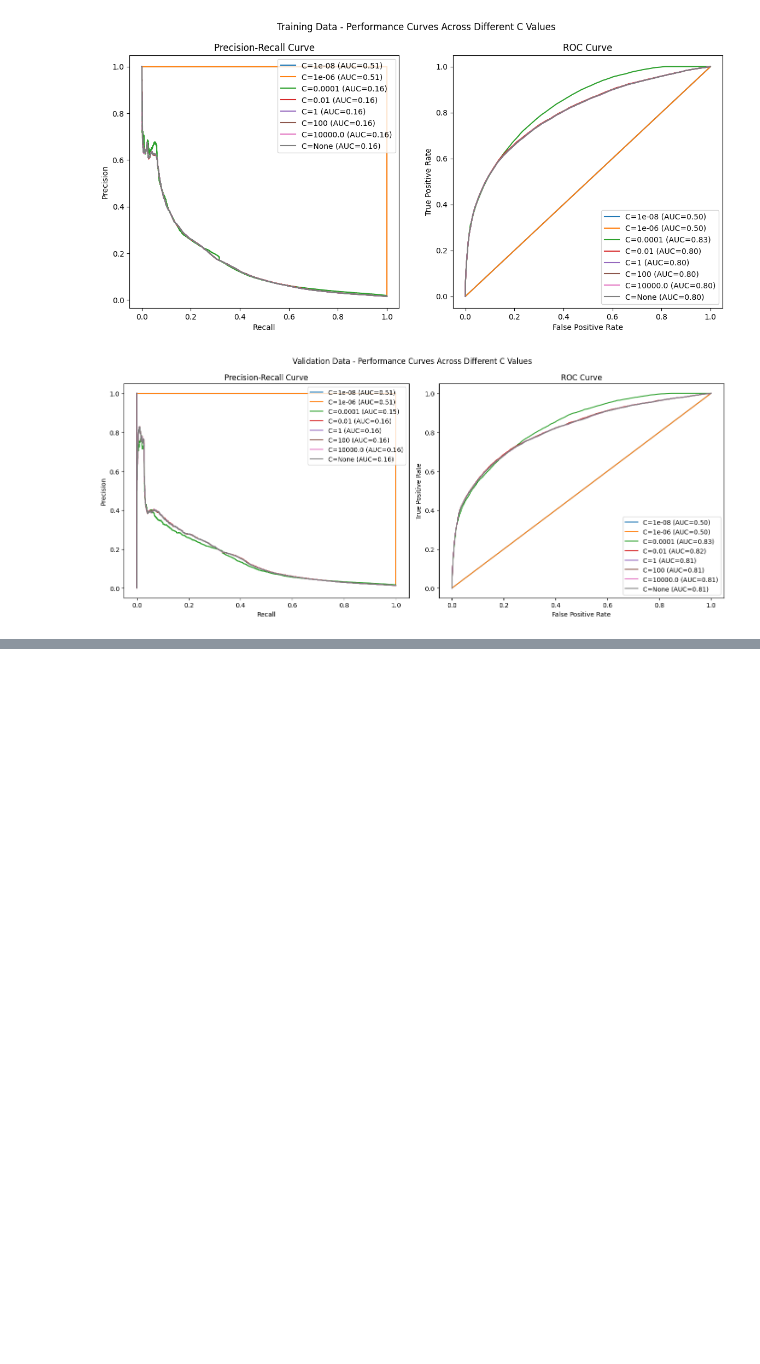
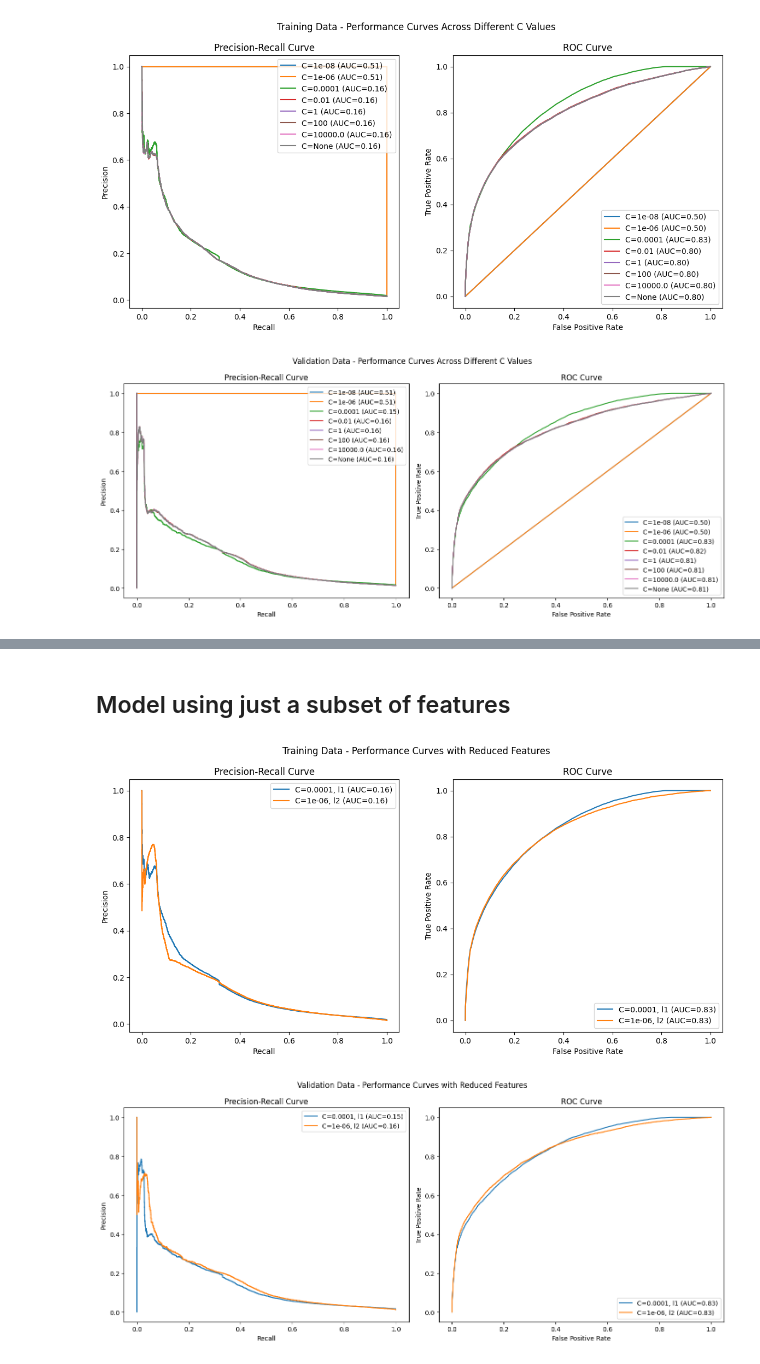
Before and after one commit to manucorujo/zrive-ds, a Jupyter notebook: src/module_3/Milestone1.ipynb, the cells around one changed output, grey strips where cells are left out. Cells and saved outputs as stored; diff of their text form; code cells hidden in the pictures; blank space fills up the shorter version.

Commit message:
use reduced subset of features

```diff
--- a/src/module_3/Milestone1.ipynb
+++ b/src/module_3/Milestone1.ipynb
@@ -278,0 +323,2 @@ fig_val.show()
+# %% [markdown]
+## Model using just a subset of features
@@ -278,0 +329,30 @@ fig_val.show()
+# %%
+fig_train, ax_train = plt.subplots(1, 2, figsize=(14, 6))
+fig_train.suptitle("Training Data - Performance Curves with Reduced Features")
+fig_val, ax_val = plt.subplots(1, 2, figsize=(14, 6))
+fig_val.suptitle("Validation Data - Performance Curves with Reduced Features")
+
+reg_coeff = {"l1": 1e-4, "l2": 1e-6}
+
+for reg, c in reg_coeff.items():
+    lr = LogisticRegression(penalty=reg, C=c, solver="saga")
+
+    lr.fit(x_train_scaled, y_train)
+
+    train_proba = lr.predict_proba(x_train_scaled)[:, 1]
+    plot_curves(ax_train, y_train, train_proba, curve_type="both", label=f"C={c}, {reg}")
+
+    val_proba = lr.predict_proba(x_val_scaled)[:, 1]
+    plot_curves(ax_val, y_val, val_proba, curve_type="both", label=f"C={c}, {reg}")
+
+ax_train[0].legend(loc="upper right")
+ax_train[1].legend(loc="lower right")
+ax_val[0].legend(loc="upper right")
+ax_val[1].legend(loc="lower right")
+
+plt.tight_layout()
+fig_train.show()
+fig_val.show()
+# %% [output]
+[figure, added]
+[figure, added]
```
Also changed, not shown: parts of 7 cells of this notebook, 4 other files.
